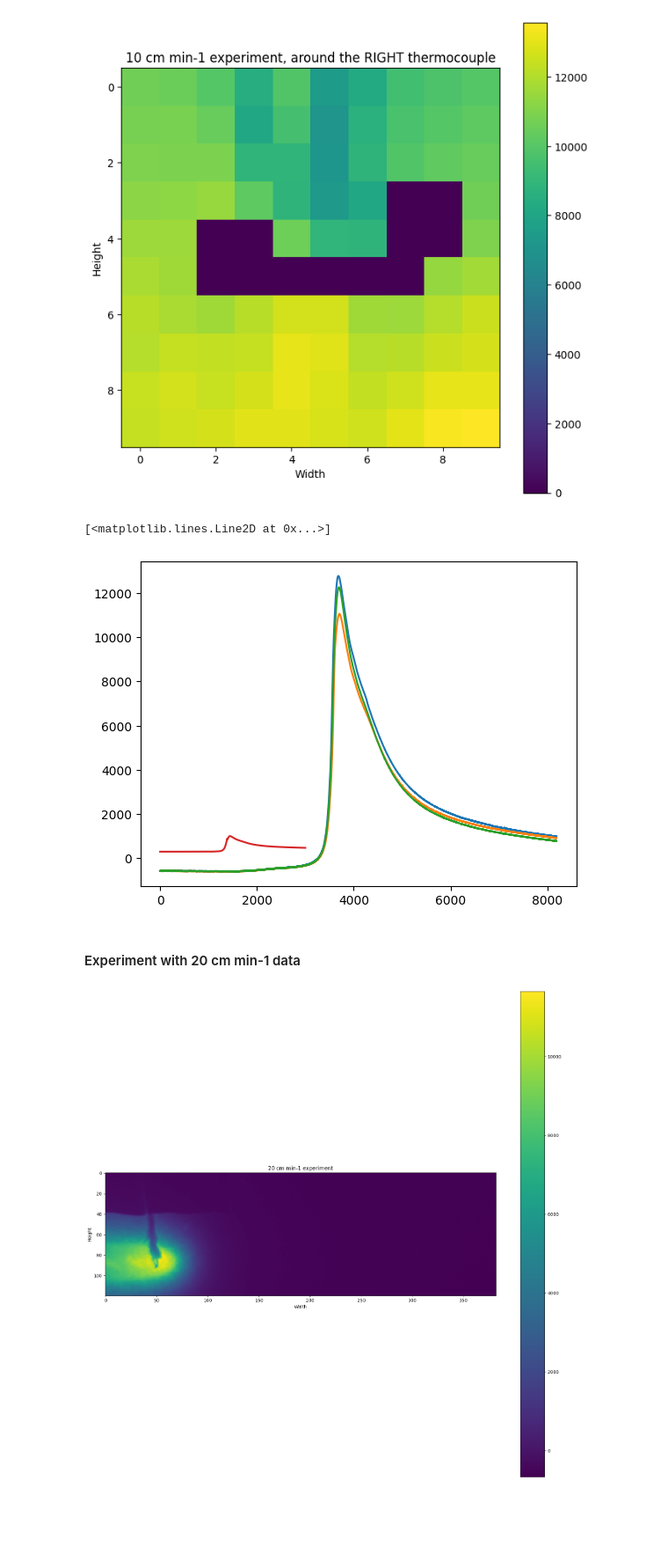
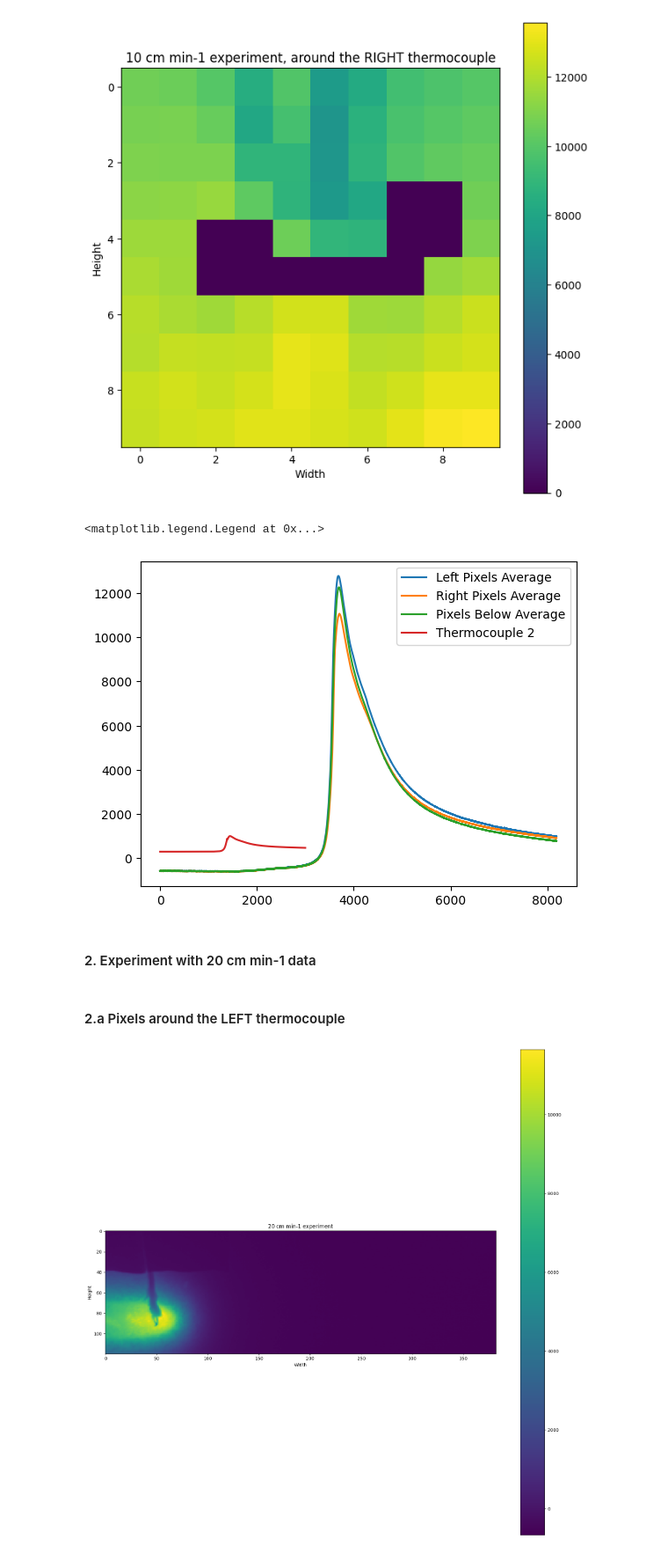
Before and after one commit to KaushalTimilsina/ResearchProject, a Jupyter notebook: Integration.ipynb, the cells around one changed output. Shown at 88% size. Saved outputs shown, nothing was run; the diff lists cells and outputs as text; code cells hidden in the pictures; blank space fills up the shorter version.

```diff
--- a/Integration.ipynb
+++ b/Integration.ipynb
@@ -1174,5 +1206,6 @@ plt.show()
 # %%
-# For 10 cm min-1 experiment around the RIGHT thermocouple, we select the pixels to the right, left and below the wires
+# For 10 cm min-1 experiment around the RIGHT thermocouple, ...
+# same as that for the pixels around the LEFT thermocouple that we did just before
 Cam_data_10_cm_min_Right_tc_Right_px_mean = []
 Cam_data_10_cm_min_Right_tc_Right_px_sd = []
 
@@ -1222,10 +1255,10 @@ for frame in range(np.shape(df_180A_10cm_min_cam_new)[0]):
     plot_frame = False
 
     Cam_data_10_cm_min_Right_tc_Right_px_mean.append(np.mean(current_elements_right))
-    Cam_data_10_cm_min_Left_tc_Right_px_sd.append(np.std(current_elements_right))
+    Cam_data_10_cm_min_Right_tc_Right_px_sd.append(np.std(current_elements_right))
 
     Cam_data_10_cm_min_Right_tc_Left_px_mean.append(np.mean(current_elements_left))
-    Cam_data_10_cm_min_Left_tc_Left_px_sd.append(np.std(current_elements_left))
+    Cam_data_10_cm_min_Right_tc_Left_px_sd.append(np.std(current_elements_left))
 
     Cam_data_10_cm_min_Right_tc_Below_px_mean.append(np.mean(current_elements_below))
     Cam_data_10_cm_min_Right_tc_Below_px_sd.append(np.std(current_elements_below))
@@ -1250,21 +1283,24 @@ plt.show()
 [figure]
 # %%
 # Let's see what the values look like
-plt.plot(np.linspace(0,np.shape(Cam_data_10_cm_min_Right_tc_Left_px_mean)[0], np.shape(Cam_data_10_cm_min_Right_tc_Left_px_mean)[0]),Cam_data_10_cm_min_Right_tc_Left_px_mean)
-plt.plot(np.linspace(0,np.shape(Cam_data_10_cm_min_Right_tc_Right_px_mean)[0], np.shape(Cam_data_10_cm_min_Right_tc_Right_px_mean)[0]),Cam_data_10_cm_min_Right_tc_Right_px_mean)
-plt.plot(np.linspace(0,np.shape(Cam_data_10_cm_min_Right_tc_Below_px_mean)[0], np.shape(Cam_data_10_cm_min_Right_tc_Below_px_mean)[0]),Cam_data_10_cm_min_Right_tc_Below_px_mean)
-plt.plot(np.linspace(0,np.shape(T_couple2_10_cm_min)[0], np.shape(T_couple2_10_cm_min)[0]),T_couple2_10_cm_min)
+plt.plot(np.linspace(0,np.shape(Cam_data_10_cm_min_Right_tc_Left_px_mean)[0], np.shape(Cam_data_10_cm_min_Right_tc_Left_px_mean)[0]),Cam_data_10_cm_min_Right_tc_Left_px_mean, label='Left Pixels Average')
+plt.plot(np.linspace(0,np.shape(Cam_data_10_cm_min_Right_tc_Right_px_mean)[0], np.shape(Cam_data_10_cm_min_Right_tc_Right_px_mean)[0]),Cam_data_10_cm_min_Right_tc_Right_px_mean, label='Right Pixels Average')
+plt.plot(np.linspace(0,np.shape(Cam_data_10_cm_min_Right_tc_Below_px_mean)[0], np.shape(Cam_data_10_cm_min_Right_tc_Below_px_mean)[0]),Cam_data_10_cm_min_Right_tc_Below_px_mean, label='Pixels Below Average')
+plt.plot(np.linspace(0,np.shape(T_couple2_10_cm_min)[0], np.shape(T_couple2_10_cm_min)[0]),T_couple2_10_cm_min, label='Thermocouple 2')
+plt.legend()
 # %% [output]
-[<matplotlib.lines.Line2D at 0x...>]
+<matplotlib.legend.Legend at 0x...>
-[figure, old version]
+[figure, new version]
 # %% [markdown]
-#### Experiment with 20 cm min-1 data
+#### 2. Experiment with 20 cm min-1 data
 # %%
 # Let's read the thermocouple data from the pickle file on 180 A 20 cm min-1 experiment into a pandas dataframe
 # The word new at the end of the file means that there was another file that did not have in its frame the second thermocouple
 # So the pickle file was regenerated with a bigger width (and also slightly bigger height).
 # To get the picture of the magnet, we might need to increase the height for one of the videos, for getting the size of the magnet in pixel area
 df_180A_20cm_min_cam_new = pd.read_pickle('/home/kushik/Kushik/TU Chemnitz/WS 23 24/Research Project/Emissivity/GitHub/ResearchProject/Experiment Dec 1/Processed Data/180A_20cm_min_new.pkl')
+# %% [markdown]
+#### 2.a Pixels around the LEFT thermocouple
 # %%
 # Let's make a color plot of one frame of the data and see what it looks like
 # Set the size of the figure
```
Also changed, not shown: parts of 90 cells of this notebook.
